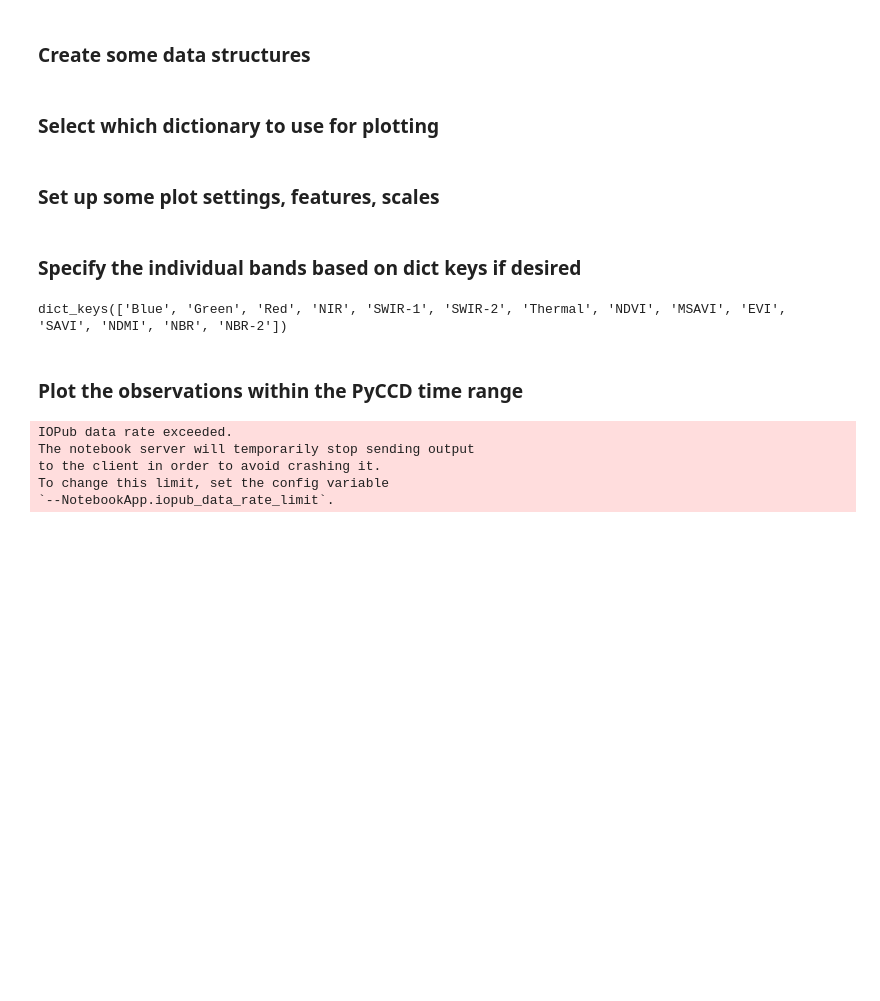
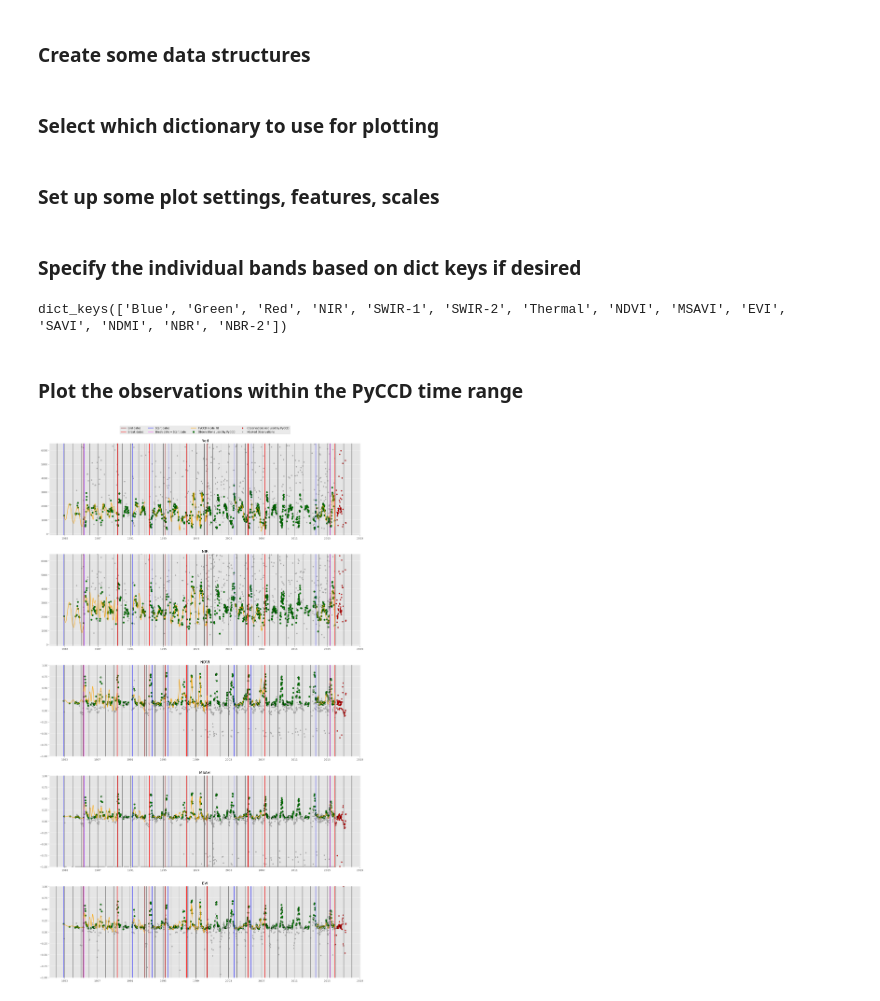
Before and after one commit to repository-preservation/lcmap-tap, a Jupyter notebook: Notebooks/PyCCD Plotting.ipynb, the cells around one changed output. Cells and saved outputs as stored; diff of their text form; code cells hidden in the pictures; blank space fills up the shorter version.

```diff
--- a/Notebooks/PyCCD Plotting.ipynb
+++ b/Notebooks/PyCCD Plotting.ipynb
@@ -31,15 +31,15 @@ band_info = {b: {'coefs': [], 'inter': [], 'pred': []} for b in bands}
 # %% [markdown]
 ### Required parameters manually entered here
 # %%
-JSON_DIR = r'Z:\sites\chesapeake\pyccd-results\H28V09\2017.08.18\json'
+JSON_DIR = r'Z:/sites/washington/pyccd-results/H05V02/2017.06.20/json'
 
-CACHE_DIR = r'Z:\sites\chesapeake\ARD\h28v09\cache'
+CACHE_DIR = r'Z:/sites/washington/ARD/h05v02/cache'
 
-arc_paste = '1,738,284.761  1,885,134.421 Meters'
+arc_paste = '-1,720,611.345  2,965,296.192'
 
-H = 28
+H = 5
 
-V = 9
+V = 2
 # %% [markdown]
 ### Generate file inventory lists
 # %%
@@ -652,8 +657,8 @@ all_keys
 # %% [output]
 dict_keys(['Blue', 'Green', 'Red', 'NIR', 'SWIR-1', 'SWIR-2', 'Thermal', 'NDVI', 'MSAVI', 'EVI', 'SAVI', 'NDMI', 'NBR', 'NBR-2'])
 # %%
-keys = all_keys
-# keys = ["Red", "NIR", "NDVI"]
+# keys = all_keys
+keys = ["Red", "NIR", "NDVI", "MSAVI", "EVI"]
 # %% [markdown]
 ### Plot the observations within the PyCCD time range
 # %%
@@ -662,12 +667,12 @@ fig, axes = plt.subplots(nrows=len(keys), ncols=1, figsize=(18, len(keys) * 6),
 
 for num, b in enumerate(keys):
     # Plot the observations within the PyCCD time range
-    axes[num, 0].plot(dates_in[total_mask], plot_data[b][0][date_mask][total_mask], 'go', ms=7, mec='k',
-                     mew=0.5, label="Observations used by PyCCD")
+    axes[num, 0].scatter(x=dates_in[total_mask], y=plot_data[b][0][date_mask][total_mask], s=44, c="green", edgecolors="black",
+                     label="Observations used by PyCCD")
 
     # Plot the observations outside of the PyCCD time range
-    axes[num, 0].plot(dates_out[fill_out], plot_data[b][0][~date_mask][fill_out], 'ro', ms=5, mec='k',
-                      mew=0.5, label="Observations not used by PyCCD")
+    axes[num, 0].scatter(x=dates_out[fill_out], y=plot_data[b][0][~date_mask][fill_out], s=21, c="red", edgecolors="black",
+                      label="Observations not used by PyCCD")
 
     # Plot the observed values masked out by PyCCD
     if masked_on is True:
@@ -676,12 +681,12 @@ for num, b in enumerate(keys):
         if b in index_lookup.keys():
             index_plot = plot_data[b][0][date_mask][~ccd_mask]
 
-            axes[num, 0].plot(dates_in[~ccd_mask][index_plot != 0], index_plot[index_plot != 0], color="0.65",
-                             marker="o", linewidth=0, ms=3, label="Masked Observations")
+            axes[num, 0].scatter(x=dates_in[~ccd_mask][index_plot != 0], y=index_plot[index_plot != 0], color="0.65",
+                             s=21, label="Masked Observations")
 
         else:
-            axes[num, 0].plot(dates_in[~ccd_mask], plot_data[b][0][date_mask][~ccd_mask], color="0.65",
-                             marker="o", linewidth=0, ms=3, label="Masked Observations")
+            axes[num, 0].scatter(dates_in[~ccd_mask], plot_data[b][0][date_mask][~ccd_mask], color="0.65",
+                             s=21, label="Masked Observations")
 
     # Give each subplot a title
     axes[num, 0].set_title(f"{b}")
@@ -730,39 +735,43 @@ for num, b in enumerate(keys):
                 axes[num, 0].plot(prediction_dates[c * len(bands)], plot_data[b][1][c], "orange",
                                  linewidth=2, alpha=0.8)
 
     # Get ymin and ymax values to constrain the plot window size
     if b in index_lookup.keys():
-        ymin = min(plot_data[b][0][date_mask][total_mask]) - 0.15
-        ymax = max(plot_data[b][0][date_mask][total_mask]) + 0.1
+        # ymin = min(plot_data[b][0][date_mask][total_mask]) - 0.15
+        # ymax = max(plot_data[b][0][date_mask][total_mask]) + 0.1
+        ymin = -1.01
+        ymax = 1.01
+
+    elif b == "Thermal":
+        ymin = -2500
+        ymax = 6500
 
     else:
-        ymin = min(plot_data[b][0][date_mask][total_mask]) - 700
-        ymax = max(plot_data[b][0][date_mask][total_mask]) + 500
+        # ymin = min(plot_data[b][0][date_mask][total_mask]) - 700
+        # ymax = max(plot_data[b][0][date_mask][total_mask]) + 500
+        ymin = -100
+        ymax = 6500
 
     axes[num, 0].set_ylim([ymin, ymax])
 
     # Add x-ticks and x-tick_labels
     # axes[num, 0].set_xticks(ord_time)
 
     # axes[num, 0].set_xticklabels(x_labels, rotation=70, horizontalalignment="right")
 
     # Display the x and y values where the cursor is placed on a subplot
     axes[num, 0].format_coord = lambda x, y: "({0:f}, ".format(y) +  \
                                              "{0:%Y-%m-%d})".format(dt.datetime.fromordinal(int(x)))
 
     # Plot a vertical line at January 1 of each year on the time series
     for y in t_:
         axes[num, 0].axvline(y, color="dimgray", linewidth=1.5)
 
     # Only add a legend to the first subplot to avoid repetition and wasted space
     if b == list(keys)[0]:
         axes[num, 0].legend(ncol=4, loc="lower center", bbox_to_anchor=(0.5, 1.1),
                             borderaxespad=0.)
 
 fig.tight_layout(h_pad=4)
 # %% [output]
-IOPub data rate exceeded.
-The notebook server will temporarily stop sending output
-to the client in order to avoid crashing it.
-To change this limit, set the config variable
-`--NotebookApp.iopub_data_rate_limit`.
+[figure, added]
```
Also changed, not shown: parts of 1 cell of this notebook.
